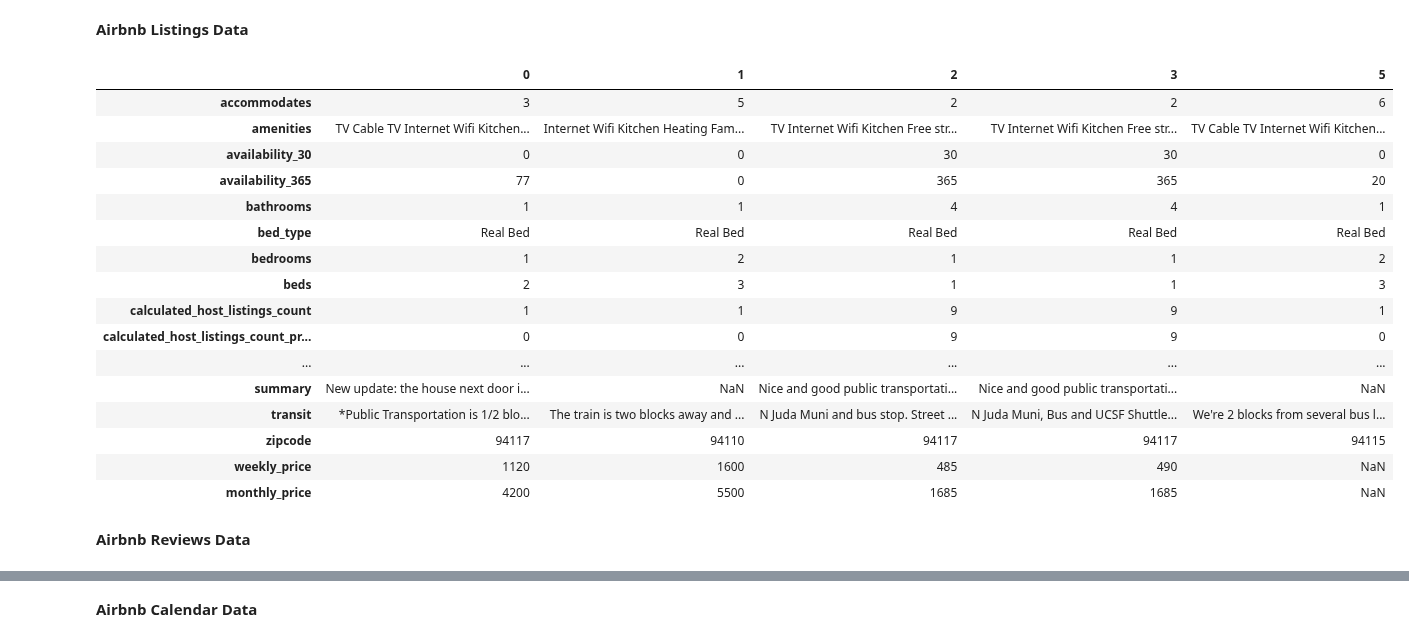
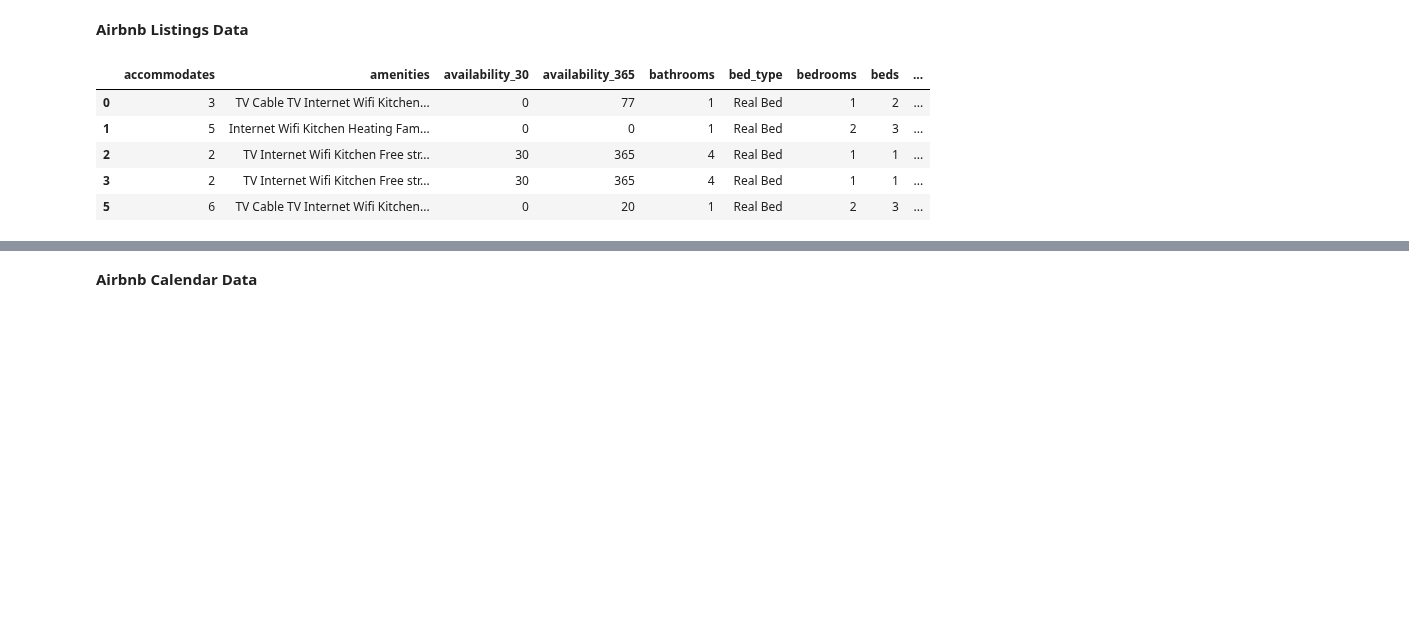
Before and after one commit to KishenSharma6/Airbnb-SF, a Jupyter notebook: Project Codes/03. Exploratory Data Analysis/12_27_2019_EDA.ipynb, the cells around one changed output, grey strips where cells are left out. Cells and saved outputs as stored; diff of their text form; code cells hidden in the pictures; blank space fills up the shorter version.

```diff
--- a/Project Codes/03. Exploratory Data Analysis/12_27_2019_EDA.ipynb
+++ b/Project Codes/03. Exploratory Data Analysis/12_27_2019_EDA.ipynb
@@ -55,17 +55,11 @@ import warnings; warnings.simplefilter('ignore')
 path = r'C:\Users\kishe\Documents\Data Science\Projects\Python Projects\In Progress\Air BnB - SF\Data\02_Intermediate/'
 # %%
 #Read in Airbnb Listings Data
-listings = pd.read_csv(path + '12_27_2019_Listings_Cleaned.csv',index_col=0, low_memory=False, sep=',')
-
-#Parse dates
-parse_dates = ['date']
+listings = pd.read_csv(path + '01_04_2020_Listings_Cleaned.csv',index_col=0, low_memory=True, sep=',')
 
 #Read in Airbnb Calendar and Reviews data
-calendar = pd.read_csv(path + '12_23_2019_Calendar_Cleaned.csv', sep = ',',
-                       parse_dates=parse_dates, low_memory=False,index_col=0)
-
-reviews = pd.read_csv(path + '12_24_2019_Reviews_Cleaned.csv', sep=',',
-                      parse_dates=parse_dates,index_col=0)
+calendar = pd.read_csv(path + '01_04_2019_Calendar_Cleaned.csv', sep = ',',
+                       parse_dates=['date'], low_memory=True,index_col=0)
 # %%
 #Read in Zillow data
 zillow = pd.read_csv(path + '12_29_2019_Zillow_Cleaned.csv', parse_dates=['Date'],
@@ -76,24 +70,11 @@ zillow = pd.read_csv(path + '12_29_2019_Zillow_Cleaned.csv', parse_dates=['Date'
 **Airbnb Listings Data**
 # %%
 #Preview listings data
-display(listings.head().T)
+display(listings.head())
 # %% [output]
-|  | 0 | 1 | 2 | 3 | 5 |
-| accommodates | 3 | 5 | 2 | 2 | 6 |
-| amenities | TV Cable TV Internet Wifi Kitchen... | Internet Wifi Kitchen Heating Fam... | TV Internet Wifi Kitchen Free str... | TV Internet Wifi Kitchen Free str... | TV Cable TV Internet Wifi Kitchen... |
-| availability_30 | 0 | 0 | 30 | 30 | 0 |
-| availability_365 | 77 | 0 | 365 | 365 | 20 |
-| bathrooms | 1 | 1 | 4 | 4 | 1 |
-| bed_type | Real Bed | Real Bed | Real Bed | Real Bed | Real Bed |
-| bedrooms | 1 | 2 | 1 | 1 | 2 |
-| beds | 2 | 3 | 1 | 1 | 3 |
-| calculated_host_listings_count | 1 | 1 | 9 | 9 | 1 |
-| calculated_host_listings_count_pr... | 0 | 0 | 9 | 9 | 0 |
-| ... | ... | ... | ... | ... | ... |
-| summary | New update: the house next door i... | NaN | Nice and good public transportati... | Nice and good public transportati... | NaN |
-| transit | *Public Transportation is 1/2 blo... | The train is two blocks away and ... | N Juda Muni and bus stop. Street ... | N Juda Muni, Bus and UCSF Shuttle... | We're 2 blocks from several bus l... |
-| zipcode | 94117 | 94110 | 94117 | 94117 | 94115 |
-| weekly_price | 1120 | 1600 | 485 | 490 | NaN |
-| monthly_price | 4200 | 5500 | 1685 | 1685 | NaN |
+|  | accommodates | amenities | availability_30 | availability_365 | bathrooms | bed_type | bedrooms | beds | ... |
+| 0 | 3 | TV Cable TV Internet Wifi Kitchen... | 0 | 77 | 1 | Real Bed | 1 | 2 | ... |
+| 1 | 5 | Internet Wifi Kitchen Heating Fam... | 0 | 0 | 1 | Real Bed | 2 | 3 | ... |
+| 2 | 2 | TV Internet Wifi Kitchen Free str... | 30 | 365 | 4 | Real Bed | 1 | 1 | ... |
+| 3 | 2 | TV Internet Wifi Kitchen Free str... | 30 | 365 | 4 | Real Bed | 1 | 1 | ... |
+| 5 | 6 | TV Cable TV Internet Wifi Kitchen... | 0 | 20 | 1 | Real Bed | 2 | 3 | ... |
-# %% [markdown]
-**Airbnb Reviews Data**
```
Also changed, not shown: parts of 16 cells of this notebook.
